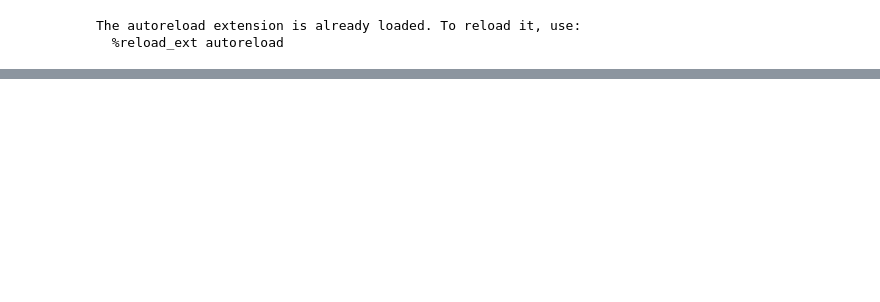
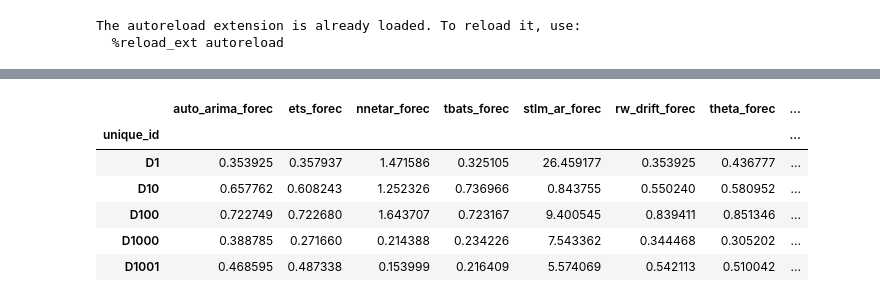
Before and after one commit to christophmark/fforma, a Jupyter notebook: comparison-fforma-r.ipynb, the cells around one changed output, grey strips where cells are left out. Cells and saved outputs as stored; diff of their text form; code cells hidden in the pictures; blank space fills up the shorter version.

```diff
--- a/comparison-fforma-r.ipynb
+++ b/comparison-fforma-r.ipynb
@@ -43,0 +27,10 @@ Will train until eval-FFORMA-loss hasn't improved in 10 rounds.
+# %%
+train_errors.head()
+# %% [output]
+|  | auto_arima_forec | ets_forec | nnetar_forec | tbats_forec | stlm_ar_forec | rw_drift_forec | theta_forec | ... |
+| unique_id |  |  |  |  |  |  |  | ... |
+| D1 | 0.353925 | 0.357937 | 1.471586 | 0.325105 | 26.459177 | 0.353925 | 0.436777 | ... |
+| D10 | 0.657762 | 0.608243 | 1.252326 | 0.736966 | 0.843755 | 0.550240 | 0.580952 | ... |
+| D100 | 0.722749 | 0.722680 | 1.643707 | 0.723167 | 9.400545 | 0.839411 | 0.851346 | ... |
+| D1000 | 0.388785 | 0.271660 | 0.214388 | 0.234226 | 7.543362 | 0.344468 | 0.305202 | ... |
+| D1001 | 0.468595 | 0.487338 | 0.153999 | 0.216409 | 5.574069 | 0.542113 | 0.510042 | ... |
```
Also changed, not shown: parts of 24 cells of this notebook, 3 other files.
